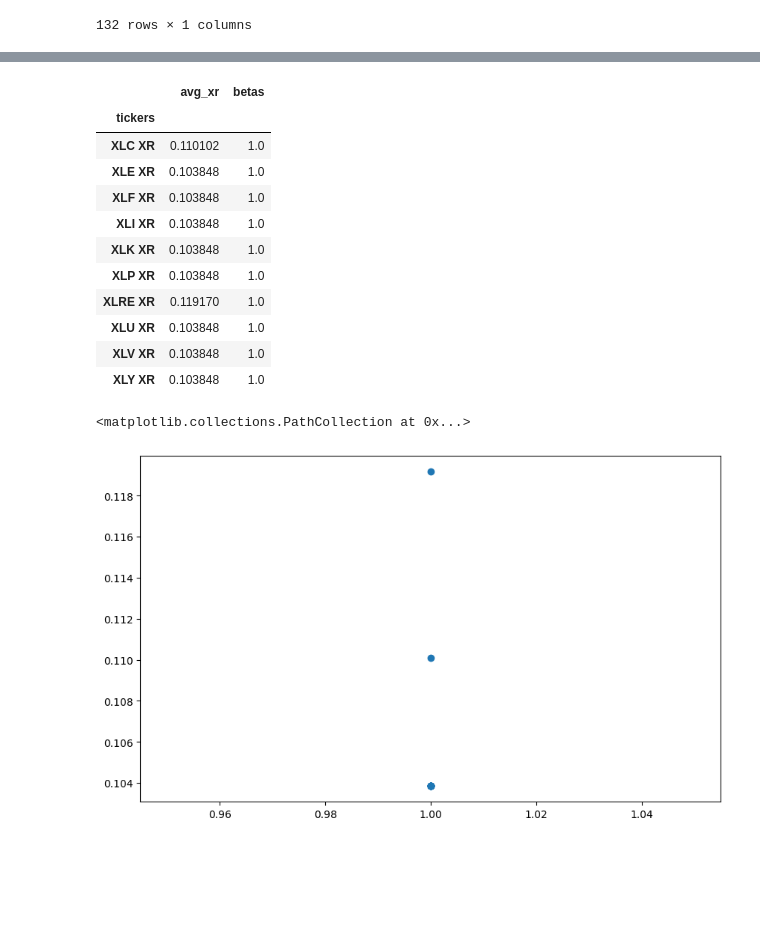
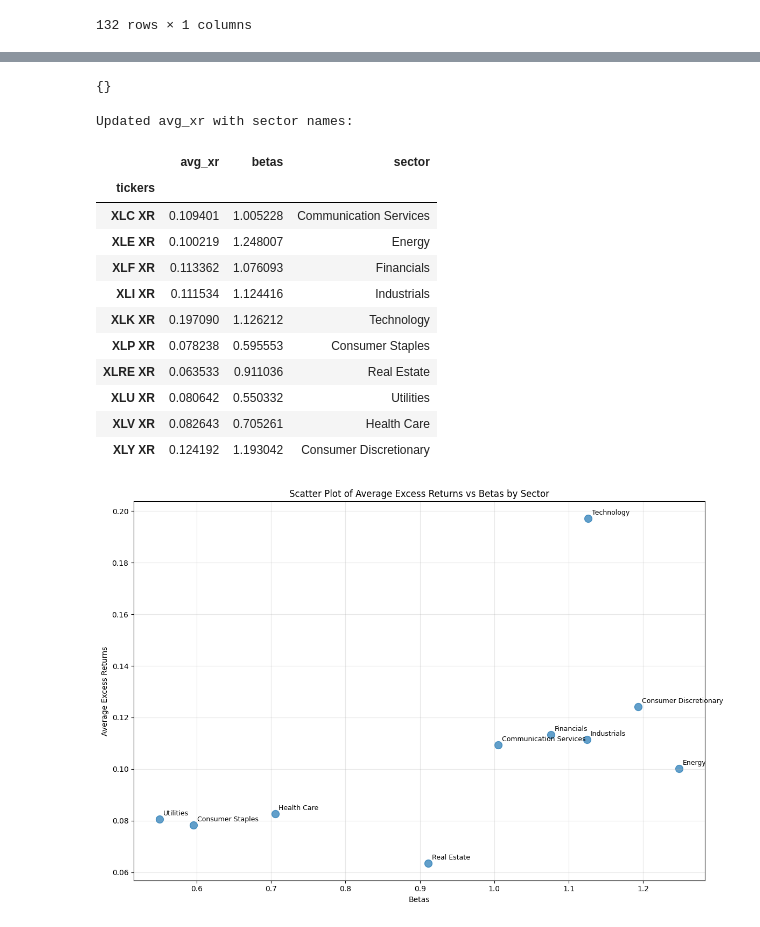
Before and after one commit to Nikhilesh-B/financial_markets_14.533, a Jupyter notebook: HW1/financial_analysis.ipynb, the cells around one changed output, grey strips where cells are left out. Drawn from its saved outputs; the diff is of its cells as text; code cells hidden in the pictures; blank space fills up the shorter version.

```diff
--- a/HW1/financial_analysis.ipynb
+++ b/HW1/financial_analysis.ipynb
@@ -114,6 +154,7 @@ consolidated_data
 # %%
 print("XR ticksers", excess_returns_tickers)
 saved_betas = {}
+significant_alphas = {}
 for er_ticker in excess_returns_tickers:
     X = consolidated_data['SPY XR']
     y = consolidated_data[er_ticker]
@@ -127,6 +168,10 @@ for er_ticker in excess_returns_tickers:
     print(model.summary())
     print(model.params)
     saved_betas[er_ticker] = model.params.iloc[1]
+    alpha_pvalue = model.pvalues['const']
+
+    if alpha_pvalue < 0.05:
+        significant_alphas[er_ticker] = model.params['const']
 # %% [output]
 XR ticksers ['XLC XR', 'XLE XR', 'XLF XR', 'XLI XR', 'XLK XR', 'XLP XR', 'XLRE XR', 'XLU XR', 'XLV XR', 'XLY XR']
                             OLS Regression Results
@@ -147,7 +192,11 @@ X        1.000000e+00
 dtype: float64
+# %%
+significant_alphas
+# %% [output]
+{}
 # %%
 
-
+avg_xr = {}
 means = []
 for ert in excess_returns_tickers:
     mean = (consolidated_data[ert].mean())*12
@@ -159,26 +208,58 @@ new_betas = [saved_betas[ert] for ert in excess_returns_tickers]
 avg_xr = pd.DataFrame({"tickers":excess_returns_tickers,"avg_xr":means, "betas":new_betas})
 
 avg_xr = avg_xr.set_index("tickers")
+
+# Create mapping from ETF tickers to sector names
+sector_mapping = {
+    'XLC XR': 'Communication Services',
+    'XLE XR': 'Energy',
+    'XLF XR': 'Financials',
+    'XLI XR': 'Industrials',
+    'XLK XR': 'Technology',
+    'XLP XR': 'Consumer Staples',
+    'XLRE XR': 'Real Estate',
+    'XLU XR': 'Utilities',
+    'XLV XR': 'Health Care',
+    'XLY XR': 'Consumer Discretionary'
+}
+
+# Add sector names to the dataframe
+avg_xr['sector'] = avg_xr.index.map(sector_mapping)
+print("Updated avg_xr with sector names:")
 avg_xr
 # %% [output]
+Updated avg_xr with sector names:
-|  | avg_xr | betas |
-| tickers |  |  |
-| XLC XR | 0.110102 | 1.0 |
-| XLE XR | 0.103848 | 1.0 |
-| XLF XR | 0.103848 | 1.0 |
-| XLI XR | 0.103848 | 1.0 |
-| XLK XR | 0.103848 | 1.0 |
-| XLP XR | 0.103848 | 1.0 |
-| XLRE XR | 0.119170 | 1.0 |
-| XLU XR | 0.103848 | 1.0 |
-| XLV XR | 0.103848 | 1.0 |
-| XLY XR | 0.103848 | 1.0 |
+|  | avg_xr | betas | sector |
+| tickers |  |  |  |
+| XLC XR | 0.109401 | 1.005228 | Communication Services |
+| XLE XR | 0.100219 | 1.248007 | Energy |
+| XLF XR | 0.113362 | 1.076093 | Financials |
+| XLI XR | 0.111534 | 1.124416 | Industrials |
+| XLK XR | 0.197090 | 1.126212 | Technology |
+| XLP XR | 0.078238 | 0.595553 | Consumer Staples |
+| XLRE XR | 0.063533 | 0.911036 | Real Estate |
+| XLU XR | 0.080642 | 0.550332 | Utilities |
+| XLV XR | 0.082643 | 0.705261 | Health Care |
+| XLY XR | 0.124192 | 1.193042 | Consumer Discretionary |
 # %%
-plt.figure(figsize=(10, 6))
-plt.scatter(avg_xr['betas'], avg_xr['avg_xr'])
+plt.figure(figsize=(12, 8))
+plt.scatter(avg_xr['betas'], avg_xr['avg_xr'], s=100, alpha=0.7)
+
+# Add labels for each point
+for i, (idx, row) in enumerate(avg_xr.iterrows()):
+    plt.annotate(row['sector'],
+                (row['betas'], row['avg_xr']),
+                xytext=(5, 5), textcoords='offset points',
+                fontsize=9, ha='left')
+
+plt.xlabel('Betas')
+plt.ylabel('Average Excess Returns')
+plt.title('Scatter Plot of Average Excess Returns vs Betas by Sector')
+plt.grid(True, alpha=0.3)
+plt.tight_layout()
+plt.show()
 # %% [output]
-<matplotlib.collections.PathCollection at 0x...>
-[figure, old version]
+[figure, new version]
 # %%
 import numpy as np
 
```
Also changed, not shown: parts of 11 cells of this notebook, 1 other file.
